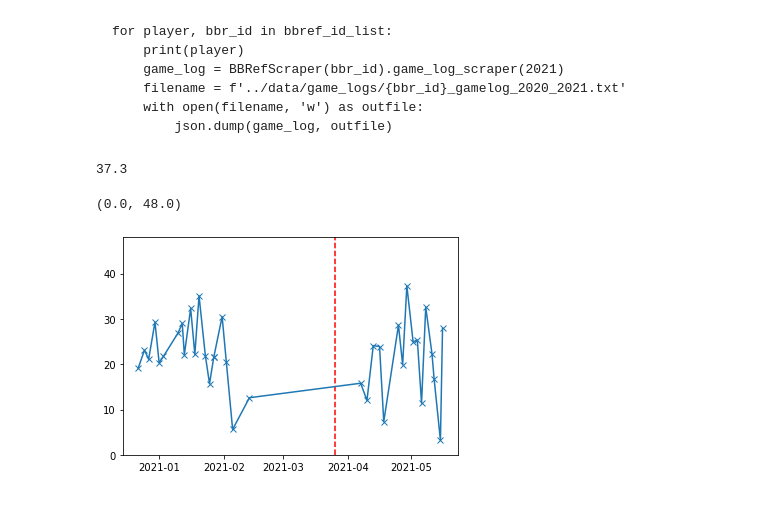
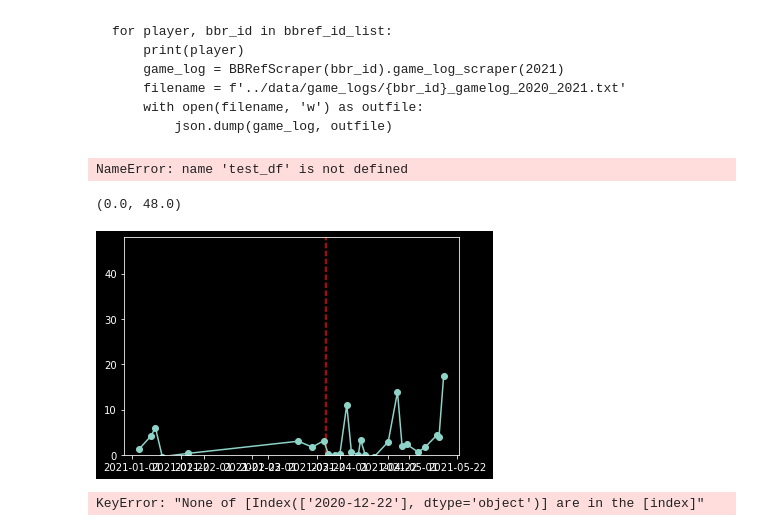
Before and after one commit to MLvtt/NBA-COVID-19-Investigation, a Jupyter notebook: code/eda.ipynb, the cells around one changed output. Drawn from its saved outputs; the diff is of its cells as text; code cells hidden in the pictures.

Commit message:
Eda, Figures, Fixed ID Gen, Readme

````diff
--- a/code/eda.ipynb
+++ b/code/eda.ipynb
@@ -8,6 +9,8 @@ from pprint import pprint
 from bs4 import BeautifulSoup
 from bball_ref_scraper import BBRefScraper
 from bball_ref_id_generator import id_generator
+# %%
+plt.style.use('dark_background')
 # %% [markdown]
 ### Create Initial DataFrame from scraping http://www.prosportstransactions.com/
 # %%
@@ -163,27 +158,28 @@ for player, bbr_id in bbref_id_list:
         json.dump(game_log, outfile)
 ```
 # %%
-random_bbrid = 'duranke01'
+random_bbrid = 'reedpa01'
 list(df_main[df_main['BBRef_ID'] == random_bbrid]['Date'])
-test_df['GmSc'].max()
+test_df['STL']
 # %% [output]
-37.3
+NameError: name 'test_df' is not defined
 # %%
 test_df = pd.read_json(f'../data/game_logs/{random_bbrid}_gamelog_2020_2021.txt').dropna()
 # test_df[test_df['Date'] < '2021-03-26'].dropna().describe()
 test_df['MP'] = pd.to_datetime(test_df['MP'], format='%M:%S')
-# test_df['MP'] = pd.to_timedelta(test_df['MP'])
-# test_df['MP'].apply(pd.Timedelta)
-# plt.plot(test_df['Date'], test_df['MP'].astype(float))
 test_df['MP'] = test_df['MP'].dt.minute + test_df['MP'].dt.second/60
-plt.plot(test_df['Date'], test_df['GmSc'], marker='x')
+
+plt.plot(test_df['Date'], test_df['GmSc'], marker='o')
 plt.vlines(dt.date(2021, 3, 26), 0, 48, color='red', ls='--')
 plt.ylim([0,48])
 # %% [output]
 (0.0, 48.0)
-[figure, old version]
+[figure, new version]
 # %%
 gby_player = df_cv19_2021.groupby('Player')
 # %%
 counts = gby_player.count()
 # list(counts[counts['Date'] == 1].index)
+df_cv19_2021.loc[['2020-12-22'], ['Nassir Little']]
+# %% [output]
+KeyError: "None of [Index(['2020-12-22'], dtype='object')] are in the [index]"
````
Also changed, not shown: parts of 38 cells of this notebook, 12 other files.
